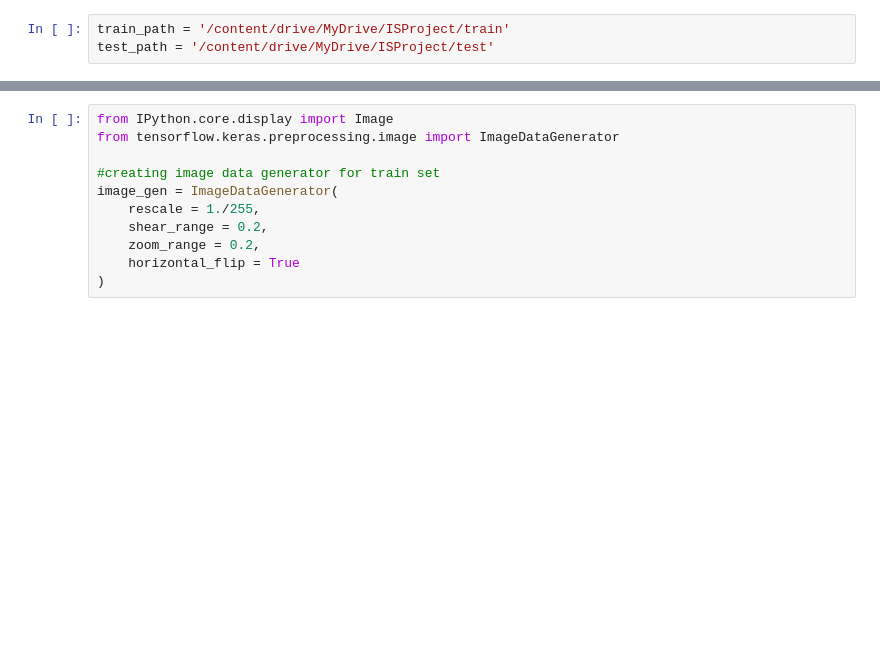
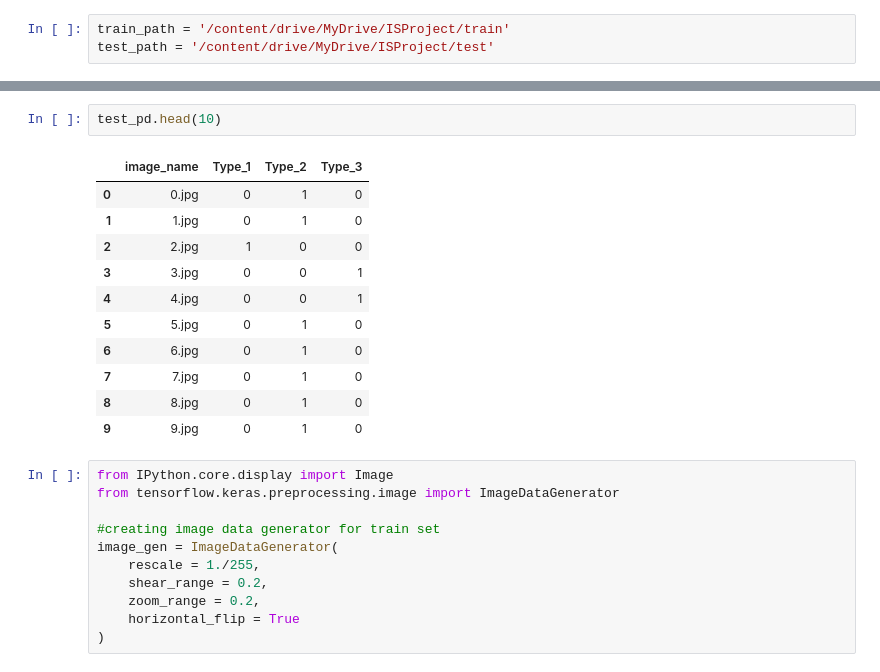
Before and after one commit to ChelseaOwiti/Colposcopy-Scan, a Jupyter notebook: Copy_of_ISP_project.ipynb, the cells around one changed output, grey strips where cells are left out. Saved outputs shown, nothing was run; the diff lists cells and outputs as text; blank space fills up the shorter version.

```diff
--- a/Copy_of_ISP_project.ipynb
+++ b/Copy_of_ISP_project.ipynb
@@ -45,3 +52,17 @@ Found 283 images belonging to 3 classes.
+# %%
+test_pd.head(10)
+# %% [output]
+|  | image_name | Type_1 | Type_2 | Type_3 |
+| 0 | 0.jpg | 0 | 1 | 0 |
+| 1 | 1.jpg | 0 | 1 | 0 |
+| 2 | 2.jpg | 1 | 0 | 0 |
+| 3 | 3.jpg | 0 | 0 | 1 |
+| 4 | 4.jpg | 0 | 0 | 1 |
+| 5 | 5.jpg | 0 | 1 | 0 |
+| 6 | 6.jpg | 0 | 1 | 0 |
+| 7 | 7.jpg | 0 | 1 | 0 |
+| 8 | 8.jpg | 0 | 1 | 0 |
+| 9 | 9.jpg | 0 | 1 | 0 |
 # %%
 from IPython.core.display import Image
 from tensorflow.keras.preprocessing.image import ImageDataGenerator
```
Also changed, not shown: parts of 11 cells of this notebook.
